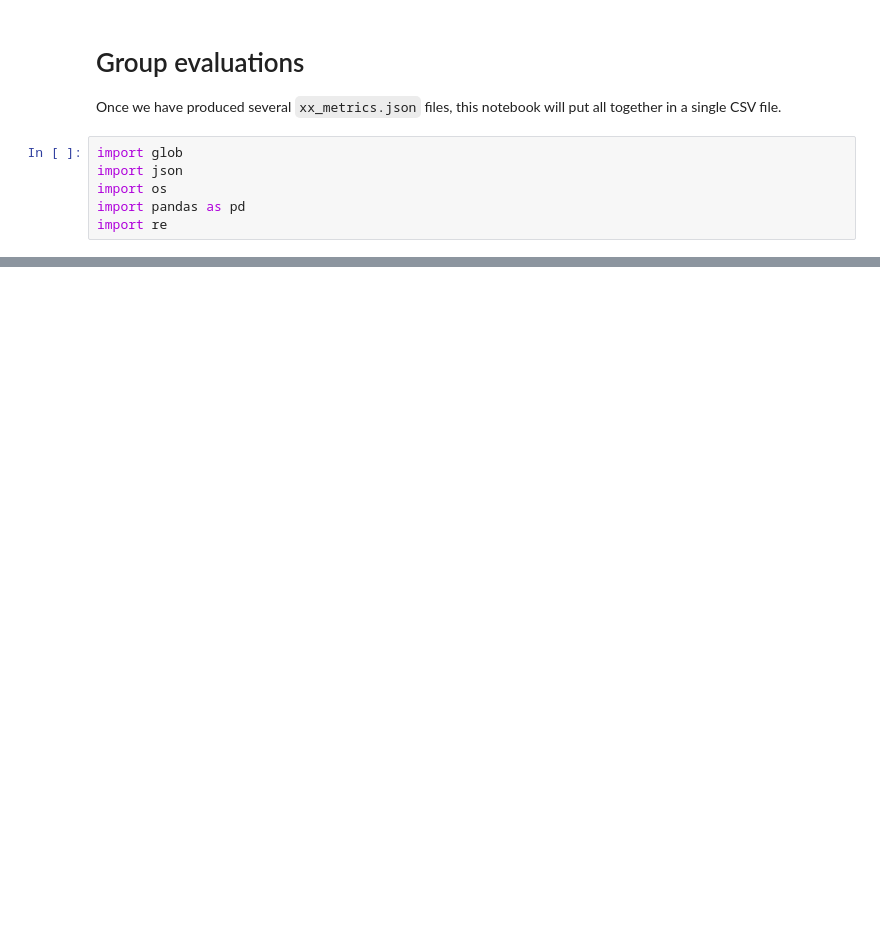
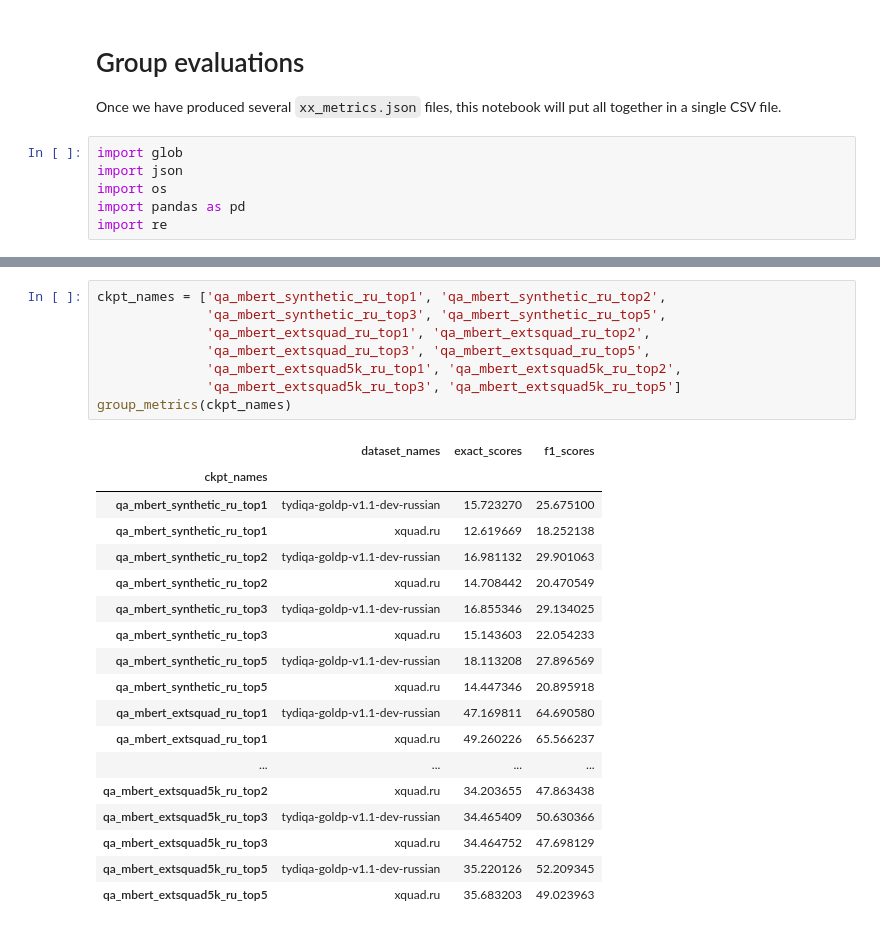
Before and after one commit to DimasDMM/synthetic-qa, a Jupyter notebook: notebooks/Group evaluations.ipynb, the cells around one changed output, grey strips where cells are left out. Saved outputs shown, nothing was run; the diff lists cells and outputs as text; blank space fills up the shorter version.

```diff
--- a/notebooks/Group evaluations.ipynb
+++ b/notebooks/Group evaluations.ipynb
@@ -72,0 +108,27 @@ group_metrics('qa_synthetic')
+# %%
+ckpt_names = ['qa_mbert_synthetic_ru_top1', 'qa_mbert_synthetic_ru_top2',
+              'qa_mbert_synthetic_ru_top3', 'qa_mbert_synthetic_ru_top5',
+              'qa_mbert_extsquad_ru_top1', 'qa_mbert_extsquad_ru_top2',
+              'qa_mbert_extsquad_ru_top3', 'qa_mbert_extsquad_ru_top5',
+              'qa_mbert_extsquad5k_ru_top1', 'qa_mbert_extsquad5k_ru_top2',
+              'qa_mbert_extsquad5k_ru_top3', 'qa_mbert_extsquad5k_ru_top5']
+group_metrics(ckpt_names)
+# %% [output]
+|  | dataset_names | exact_scores | f1_scores |
+| ckpt_names |  |  |  |
+| qa_mbert_synthetic_ru_top1 | tydiqa-goldp-v1.1-dev-russian | 15.723270 | 25.675100 |
+| qa_mbert_synthetic_ru_top1 | xquad.ru | 12.619669 | 18.252138 |
+| qa_mbert_synthetic_ru_top2 | tydiqa-goldp-v1.1-dev-russian | 16.981132 | 29.901063 |
+| qa_mbert_synthetic_ru_top2 | xquad.ru | 14.708442 | 20.470549 |
+| qa_mbert_synthetic_ru_top3 | tydiqa-goldp-v1.1-dev-russian | 16.855346 | 29.134025 |
+| qa_mbert_synthetic_ru_top3 | xquad.ru | 15.143603 | 22.054233 |
+| qa_mbert_synthetic_ru_top5 | tydiqa-goldp-v1.1-dev-russian | 18.113208 | 27.896569 |
+| qa_mbert_synthetic_ru_top5 | xquad.ru | 14.447346 | 20.895918 |
+| qa_mbert_extsquad_ru_top1 | tydiqa-goldp-v1.1-dev-russian | 47.169811 | 64.690580 |
+| qa_mbert_extsquad_ru_top1 | xquad.ru | 49.260226 | 65.566237 |
+| ... | ... | ... | ... |
+| qa_mbert_extsquad5k_ru_top2 | xquad.ru | 34.203655 | 47.863438 |
+| qa_mbert_extsquad5k_ru_top3 | tydiqa-goldp-v1.1-dev-russian | 34.465409 | 50.630366 |
+| qa_mbert_extsquad5k_ru_top3 | xquad.ru | 34.464752 | 47.698129 |
+| qa_mbert_extsquad5k_ru_top5 | tydiqa-goldp-v1.1-dev-russian | 35.220126 | 52.209345 |
+| qa_mbert_extsquad5k_ru_top5 | xquad.ru | 35.683203 | 49.023963 |
```
Also changed, not shown: parts of 17 cells of this notebook, 2 other files.
